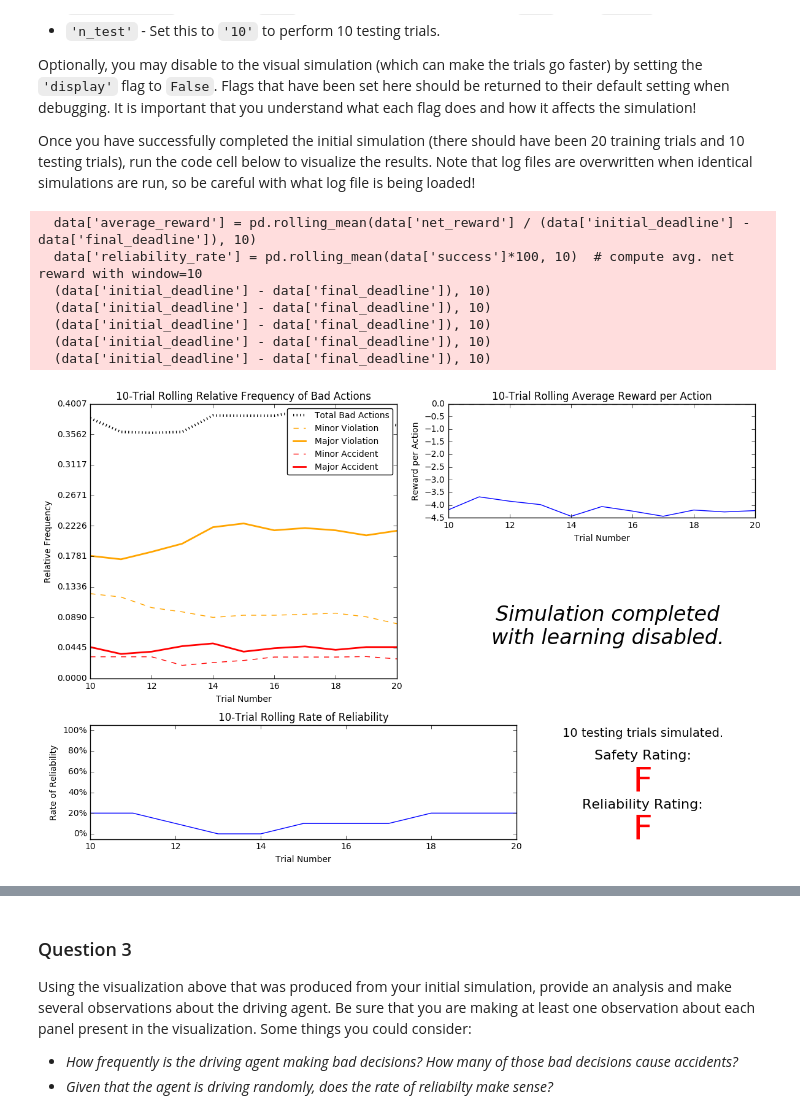
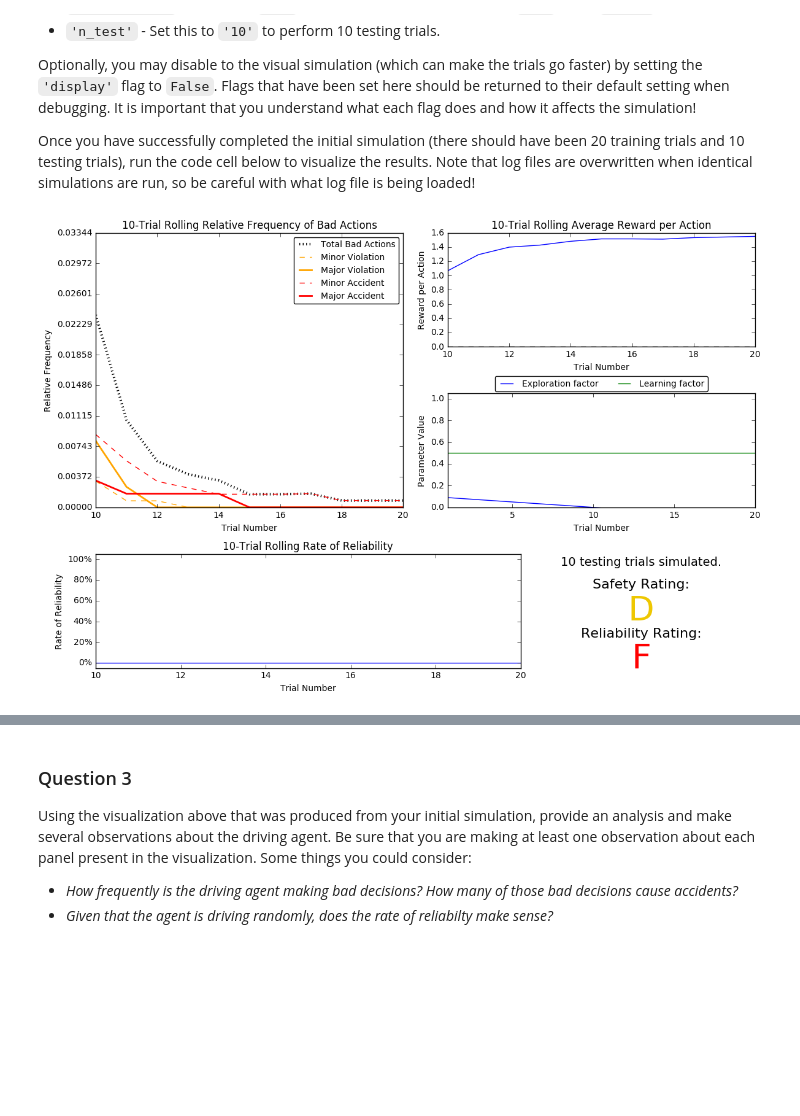
Before and after one commit to himanshubabal/Driving-a-SmartCab, a Jupyter notebook: smartcab.ipynb, the cells around one changed output, grey strips where cells are left out. Saved outputs shown, nothing was run; the diff lists cells and outputs as text; code cells hidden in the pictures; blank space fills up the shorter version.

```diff
--- a/smartcab.ipynb
+++ b/smartcab.ipynb
@@ -102,13 +102,6 @@ Optionally, you may disable to the visual simulation (which can make the trials
 Once you have successfully completed the initial simulation (there should have been 20 training trials and 10 testing trials), run the code cell below to visualize the results. Note that log files are overwritten when identical simulations are run, so be careful with what log file is being loaded!
 # %%
 # Load the 'sim_no-learning' log file from the initial simulation results
-vs.plot_trials('sim_no-learning.csv')
+vs.plot_trials('sim_no-learning-no-deadline.csv')
 # %% [output]
-  data['average_reward'] = pd.rolling_mean(data['net_reward'] / (data['initial_deadline'] - data['final_deadline']), 10)
-  data['reliability_rate'] = pd.rolling_mean(data['success']*100, 10)  # compute avg. net reward with window=10
-  (data['initial_deadline'] - data['final_deadline']), 10)
-  (data['initial_deadline'] - data['final_deadline']), 10)
-  (data['initial_deadline'] - data['final_deadline']), 10)
-  (data['initial_deadline'] - data['final_deadline']), 10)
-  (data['initial_deadline'] - data['final_deadline']), 10)
-[figure, old version]
+[figure, new version]
```
Also changed, not shown: parts of 3 cells of this notebook, 4 other files.
